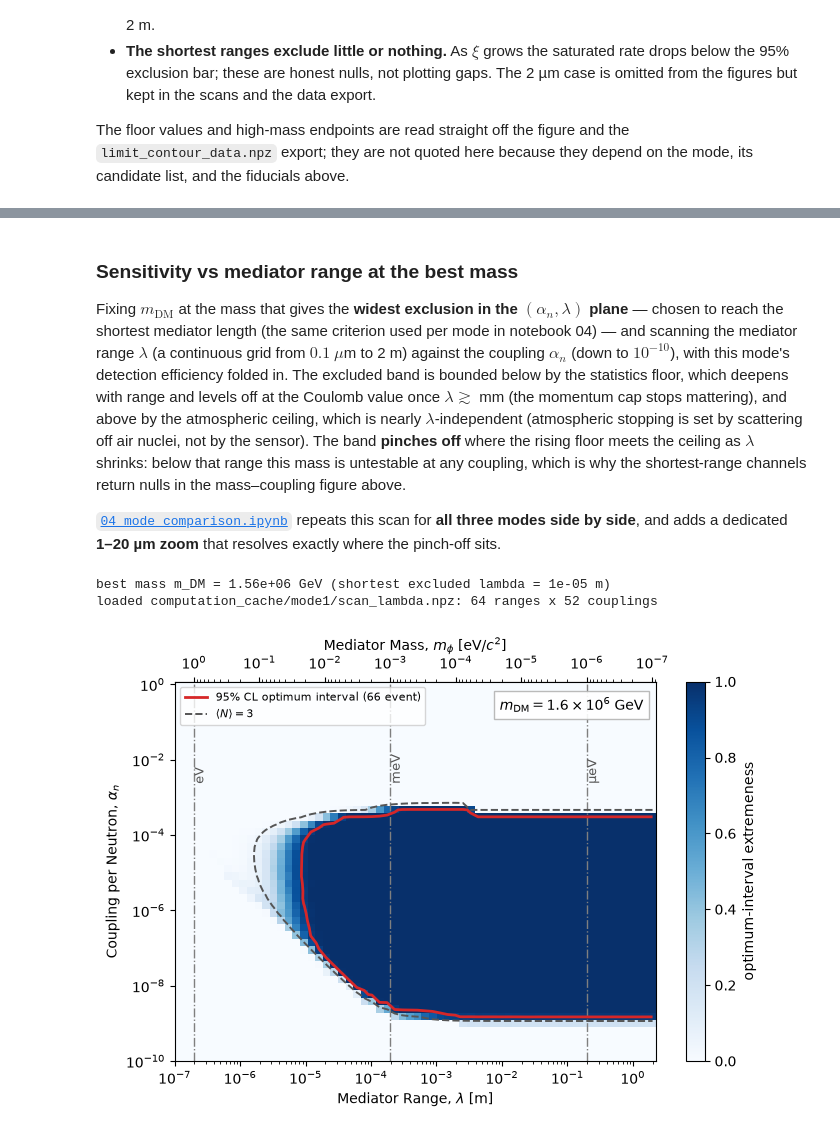
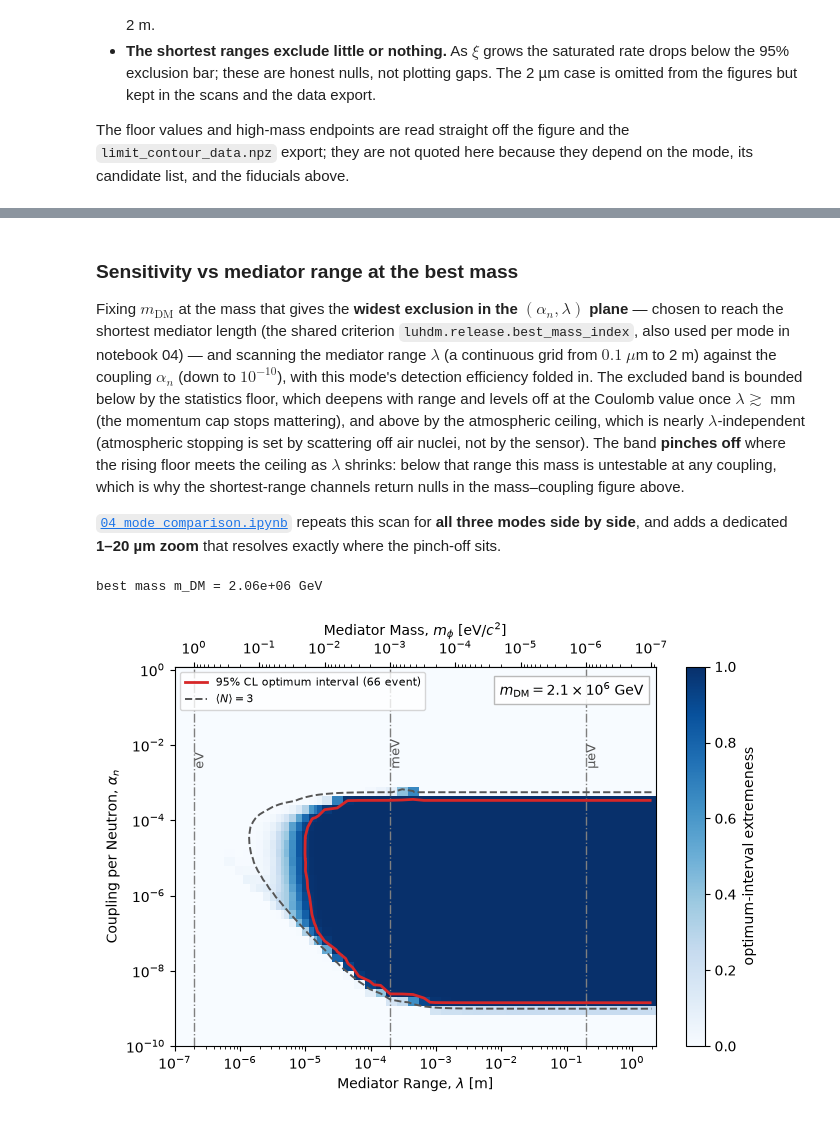
Before and after one commit to PolonaiseExperiment/luhdm, a Jupyter notebook: notebooks/01_limit_contour.ipynb, the cells around one changed output, grey strips where cells are left out. Cells and saved outputs as stored; diff of their text form; code cells hidden in the pictures.

```diff
--- a/notebooks/01_limit_contour.ipynb
+++ b/notebooks/01_limit_contour.ipynb
@@ -45,11 +47,13 @@ from pathlib import Path
 import matplotlib.pyplot as plt
 import numpy as np
 
-from luhdm import atmosphere, config, cross_section, efficiency, halo, limits, units
+from luhdm import atmosphere, config, cross_section, halo, limits, units
+from luhdm import release
+
+rel = release.open_release()   # the POLONAISE UHDM data release (single source)
 
 R_eff = config.R_EFF             # 200 um
 Q_THRESH = config.Q_THRESH          # 0.1 TeV analysis threshold
-EFF = efficiency.make_efficiency(MODE_NUMBER)   # per-mode detection efficiency
 T_TOTAL = config.T_EXPOSURE     # dataset live-time, 469.7 h
 CONFIDENCE = 0.95
 M_PLANCK = 1.22e19               # GeV
@@ -118,8 +122,6 @@ def save_figure(fig, name, **kw):
     for ext in ("png", "svg", "pdf"):
         fig.savefig(f"{ext}/{name}.{ext}", dpi=140, **kw)
 
-
-RNG_SHM = np.random.default_rng(20260702)  # passed to the luhdm samplers         # luhdm samplers use legacy np.random
 print(f"N_n = {config.N_NEUTRONS:.2e}   q_th = {Q_THRESH:.0f} GeV   "
       f"R_eff = {R_eff * 1e6:.0f} um   f_X = {config.F_X}")
 # %% [output]
@@ -386,7 +323,8 @@ massless: m in [3.0e+05, 1.2e+19] GeV, alpha_n down to 8.5e-10
 
 Fixing $m_\text{DM}$ at the mass that gives the **widest exclusion in the
 $(\alpha_n, \lambda)$ plane** — chosen to reach the shortest mediator length
-(the same criterion used per mode in notebook 04) — and scanning the mediator
+(the shared criterion `luhdm.release.best_mass_index`, also used per mode in
+notebook 04) — and scanning the mediator
 range $\lambda$ (a continuous grid from $0.1\ \mu$m to 2 m) against the coupling
 $\alpha_n$ (down to $10^{-10}$), with this mode's detection efficiency folded in. The excluded
 band is bounded below by the statistics floor, which deepens with range and
@@ -403,56 +341,17 @@ mass–coupling figure above.
 resolves exactly where the pinch-off sits.
 # %%
 # best mass = widest 95% CL exclusion in the (alpha, lambda) plane, prioritizing
-# reach to the shortest mediator length (same criterion as scripts/scan_lambda.py
-# and notebook 04). Integrate the excluded log-alpha width over log-lambda across
-# the finite ranges; among the masses reaching the shortest lambda, take the one
-# with the largest excluded area.
-_ms = REF["ms"]; _al = REF["alphas_n"]; _dloga = np.diff(np.log10(_al)).mean()
-_fin = [(t, l) for t, l, _ in LAMBDAS if t in SCANS]          # finite ranges only
-_loglam = np.log10([l for _, l in _fin]); _ord = np.argsort(_loglam)
-_W = np.array([(SCANS[t]["extremeness"] >= CONFIDENCE).sum(axis=0) * _dloga
-               for t, _ in _fin])                             # (range, mass)
-_area = np.trapezoid(_W[_ord], _loglam[_ord], axis=0)
-_shortest = np.array([
-    min([l for (t, l), ri in zip(_fin, range(len(_fin))) if _W[ri, im] > 0],
-        default=np.inf) for im in range(_ms.size)])
-_cand = np.where(_shortest == _shortest.min())[0]
-M_BEST = float(_ms[_cand[np.argmax(_area[_cand])]])
-print(f"best mass m_DM = {M_BEST:.2e} GeV "
-      f"(shortest excluded lambda = {_shortest[list(_ms).index(M_BEST)]:.0e} m)")
+# reach to the shortest mediator length. The criterion now lives in
+# luhdm.release.best_mass_index (shared with notebook 04 so the two cannot drift).
+M_BEST, IM_BEST = rel.best_mass(MODE_NUMBER)
+print(f"best mass m_DM = {M_BEST:.2e} GeV")
 
-LSCAN = Path(f"computation_cache/mode{MODE_NUMBER}/scan_lambda.npz")
-if LSCAN.exists():
-    dl = np.load(LSCAN)
-    assert np.allclose(dl["events"], EVENTS)
-    if not np.isclose(float(dl["m_dm"]), M_BEST, rtol=0.05):
-        print(f"note: cache fixed m_DM = {float(dl['m_dm']):.2e} GeV")
-    lambs_l, alphas_l = dl["lambs"], dl["alphas_n"]
-    p_l, mu_l = dl["extremeness"], dl["counts"]
-    m_fixed = float(dl["m_dm"])
-    print(f"loaded {LSCAN}: {lambs_l.size} ranges x {alphas_l.size} couplings")
-else:
-    # coarse inline fallback through the same rate module
-    lambs_l = np.geomspace(2e-6, 2.0, 13)
-    alphas_l = np.logspace(-8.7, 0.0, 14)
-    m_fixed = M_BEST
-    p_l = np.zeros((alphas_l.size, lambs_l.size))
-    mu_l = np.zeros_like(p_l)
-    table_l = limits.new_table(seed=20260702)
-    t0 = time.time()
-    for il, lamb in enumerate(lambs_l):
-        xs_l = rate.make_xsec(lamb, force_ln=True)
-        for ia, a in enumerate(alphas_l):
-            v_min = Q_THRESH / m_fixed / 10
-            v_f_samples = atmosphere.compute_v_f_distribution(
-                a, lamb, m_fixed, v_i_samples, v_min=v_min, n_grid=80)
-            f_v_f = atmosphere.compute_f_vf(v_f_samples, v_min)[0]
-            qs = np.geomspace(Q_THRESH, 1e4 * Q_THRESH, 200)
-            dr = rate.differential_rate_trapz(qs, a, m_fixed, f_v_f, xs_l, eff=EFF)
-            p_l[ia, il], mu_l[ia, il] = limits.extremeness_and_mu(
-                table_l, EVENTS, qs, dr, T_TOTAL)
-    print(f"inline lambda scan: {time.time() - t0:.0f}s "
-          "(cache with scripts/scan_lambda.py)")
+# lambda scan at the best mass: the (alpha_n, lambda) extremeness / counts planes.
+lambs_l = rel.axes.lambda_finite
+alphas_l = rel.axes.alpha_n
+p_l = rel.lambda_plane("extremeness", MODE_NUMBER, mass=M_BEST)
+mu_l = rel.lambda_plane("mu", MODE_NUMBER, mass=M_BEST)
+m_fixed = M_BEST
 
 fig, ax = plt.subplots(figsize=(7, 5))
 mesh = ax.pcolormesh(lambs_l, alphas_l, p_l, cmap="Blues", vmin=0, vmax=1,
@@ -469,36 +368,35 @@ ax.plot([], [], color="#555555", lw=1.4, ls="--",
 ax.set_xscale("log")
 ax.set_yscale("log")
 ax.set_xlabel(r"Mediator Range, $\lambda$ [m]")
 ax.set_ylabel(r"Coupling per Neutron, $\alpha_n$")
 secax = ax.secondary_xaxis(
     "top", functions=(lambda x: 1e9 / units.conv_m2pGeV(x),
                       lambda x: 1e9 / units.conv_m2pGeV(1.0) / x))
 secax.set_xlabel(r"Mediator Mass, $m_\phi$ [eV/$c^2$]")
 
 # SI-prefix milestones that land inside the plotted mass window
 SI_EV = [(1e-24, "yeV"), (1e-21, "zeV"), (1e-18, "aeV"), (1e-15, "feV"),
          (1e-12, "peV"), (1e-9, "neV"), (1e-6, "µeV"), (1e-3, "meV"),
          (1.0, "eV")]
 lam_of_ev = lambda m_ev: 1e9 / units.conv_m2pGeV(1.0) / m_ev  # lambda [m]
 for m_ev, name in SI_EV:
     lam_mark = lam_of_ev(m_ev)
     if lambs_l.min() < lam_mark < lambs_l.max():
         ax.axvline(lam_mark, color="#7f7f7f", lw=1.0, ls="-.", zorder=1)
         ax.text(lam_mark, 0.72, f" {name}", color="#555555", fontsize=9,
                 ha="left", va="bottom", rotation=90,
                 transform=ax.get_xaxis_transform())
 e_b = int(np.floor(np.log10(m_fixed)))
 ax.text(0.975, 0.96,
         rf"$m_{{\rm DM}} = {m_fixed / 10**e_b:.1f}\times10^{{{e_b}}}$ GeV",
         transform=ax.transAxes, ha="right", va="top", fontsize=10,
         bbox=dict(fc="white", ec="0.7", alpha=0.9))
 ax.legend(loc="upper left", fontsize=8)
 fig.tight_layout()
 save_figure(fig, "01_sensitivity_vs_range")
 # %% [output]
-best mass m_DM = 1.56e+06 GeV (shortest excluded lambda = 1e-05 m)
-loaded computation_cache/mode1/scan_lambda.npz: 64 ranges x 52 couplings
+best mass m_DM = 2.06e+06 GeV
-[figure, old version]
+[figure, new version]
 # %% [markdown]
 ## Machine-readable output
 
```
Also changed, not shown: parts of 10 cells of this notebook, 5 other files.
